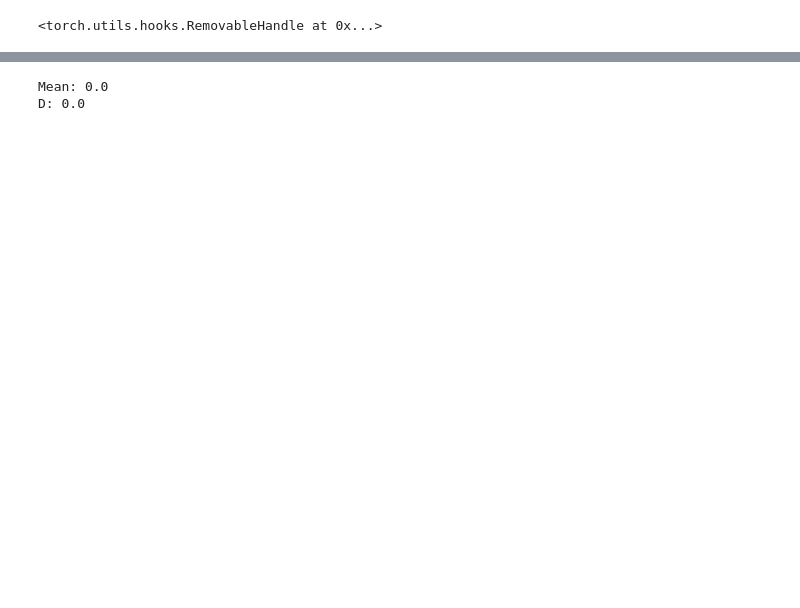
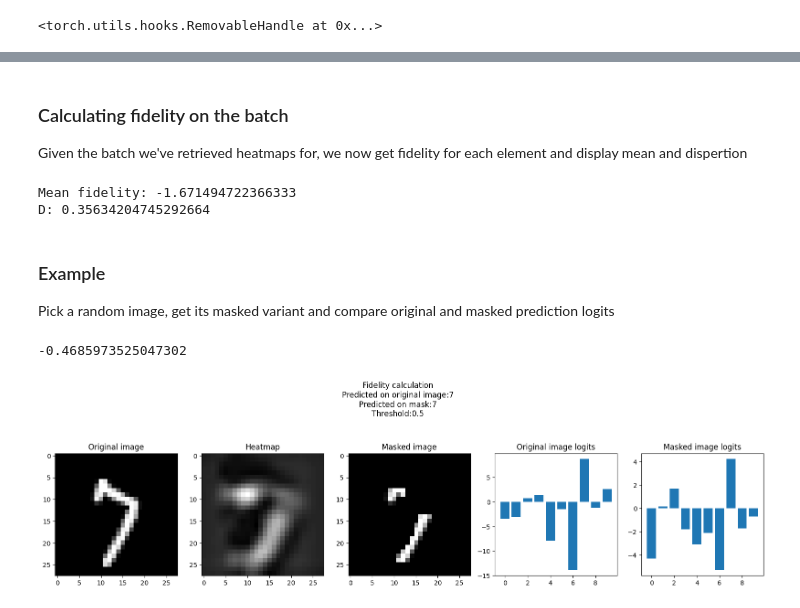
Before and after one commit to ncinsli/MNIST-Grad-CAM-implementation, a Jupyter notebook: model.ipynb, the cells around one changed output, grey strips where cells are left out. Cells and saved outputs as stored; diff of their text form; code cells hidden in the pictures; blank space fills up the shorter version.

```diff
--- a/model.ipynb
+++ b/model.ipynb
@@ -293,8 +342,35 @@ NameError: name 'scaled' is not defined
+# %% [markdown]
+### Calculating fidelity on the batch
+
+Given the batch we've retrieved heatmaps for, we now get fidelity for each element and display mean and dispertion
 # %%
+fidelities = torch.zeros(INTERPRETATION_BATCH_SIZE)
+original_logits = []
+masked_logits = []
+
+threshold = 1/2
+for n in range(len(x_batch)):
+    x_sample = x_batch[n].squeeze(0, 1, 2)
+    o, m, fidelities[n] = fidelity(classifier, x_sample, scaled_heatmap, threshold)
+
+    original_logits.append(o)
+    masked_logits.append(m)
+
 f_mean = fidelities.mean().item()
 D = ((fidelities - torch.full(fidelities.shape, f_mean))**2).mean()
-print(f'Mean: {f_mean}')
+print(f'Mean fidelity: {f_mean}')
 print(f'D: {D}')
 # %% [output]
-Mean: 0.0
-D: 0.0
+Mean fidelity: -1.671494722366333
+D: 0.35634204745292664
+# %% [markdown]
+### Example
+
+Pick a random image, get its masked variant and compare original and masked prediction logits
+# %%
+n = random.randint(0, len(images) - 1)
+logits_orig, logits_masked, mean = fidelity(classifier, images[n], heatmaps[n], threshold, True)
+mean
+# %% [output]
+-0.4685973525047302
+[figure, added]
```
Also changed, not shown: parts of 21 cells of this notebook.
